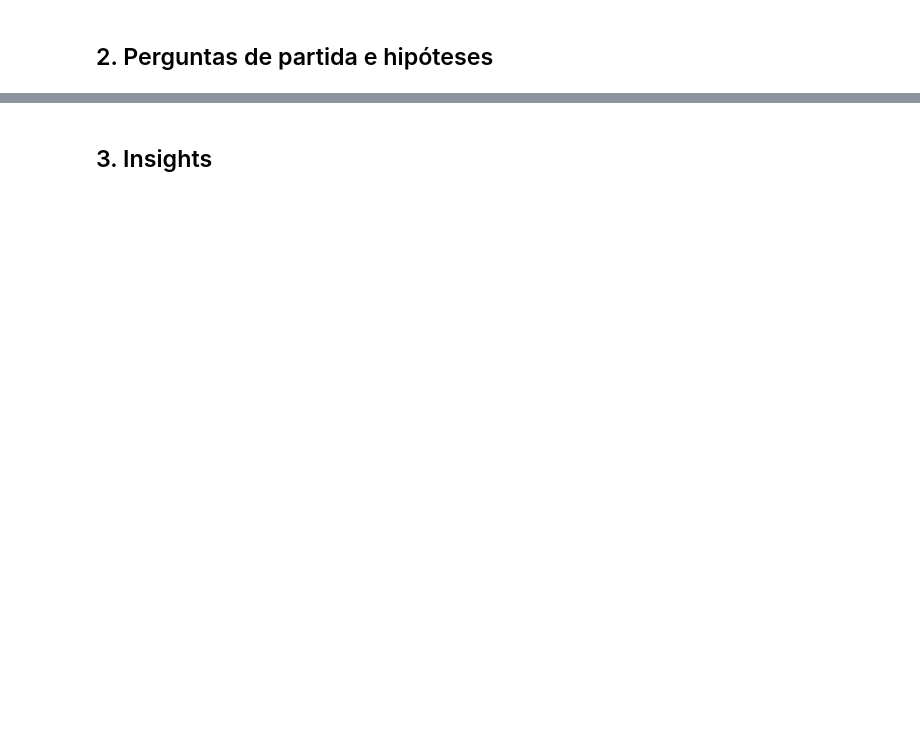
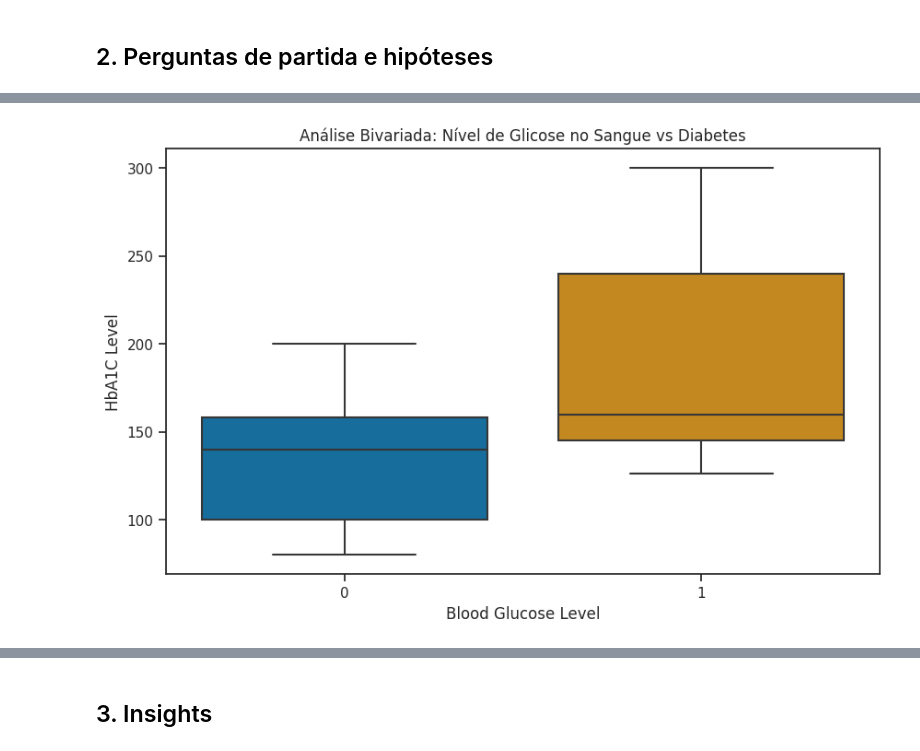
Before and after one commit to atlantico-academy/equipe2-2014.2, a Jupyter notebook: notebooks/01-exploratory_data_analysis.ipynb, the cells around one changed output, grey strips where cells are left out. Cells and saved outputs as stored; diff of their text form; code cells hidden in the pictures; blank space fills up the shorter version.

```diff
--- a/notebooks/01-exploratory_data_analysis.ipynb
+++ b/notebooks/01-exploratory_data_analysis.ipynb
@@ -110,0 +182,9 @@ dicionario
+# %%
+plt.figure(figsize = (10, 6))
+sns.boxplot(data = df, x = 'diabetes', y = 'blood_glucose_level', palette = 'colorblind')
+plt.title("Análise Bivariada: Nível de Glicose no Sangue vs Diabetes")
+plt.xlabel("Blood Glucose Level")
+plt.ylabel("HbA1C Level")
+plt.show()
+# %% [output]
+[figure, added]
```
Also changed, not shown: parts of 28 cells of this notebook.
